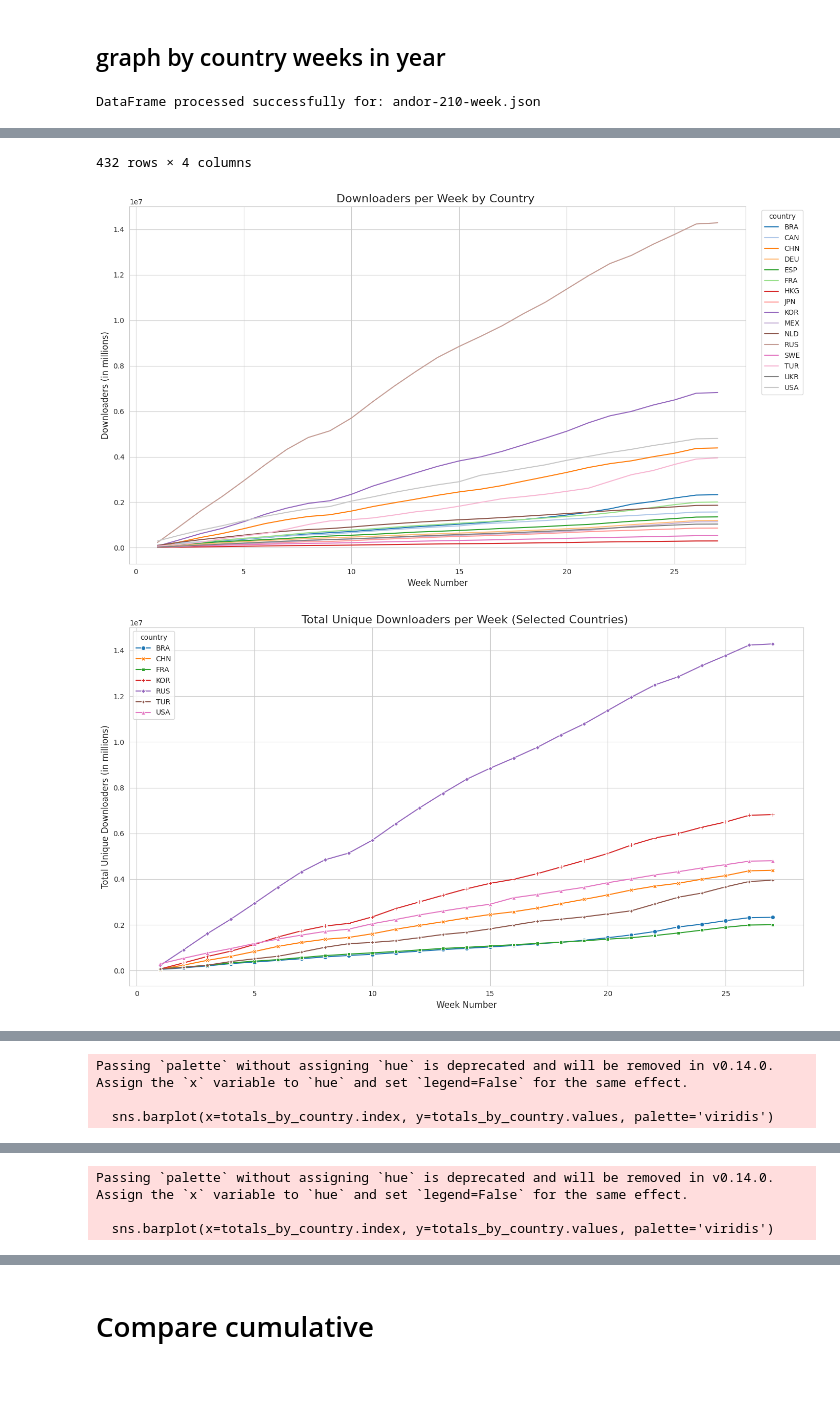
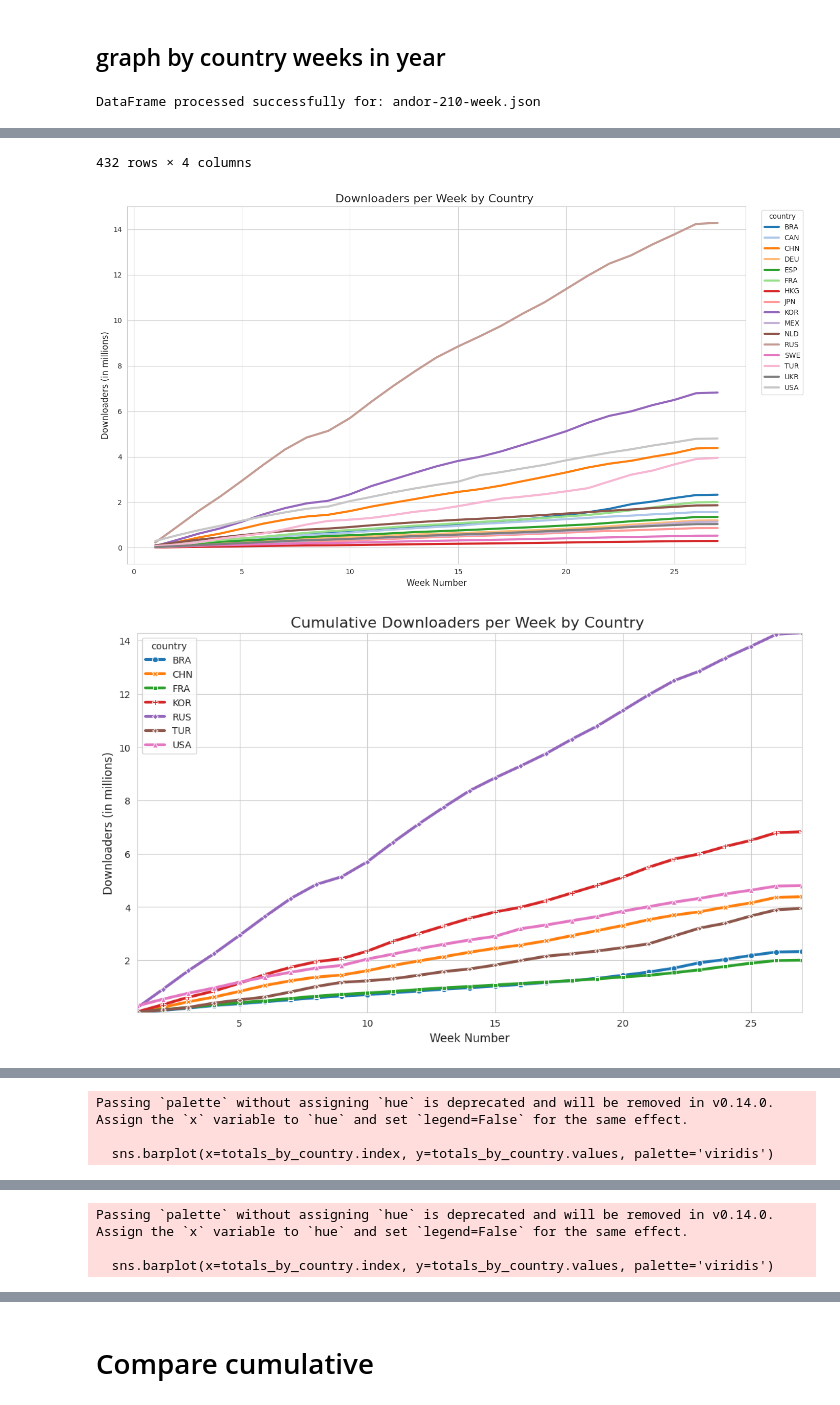
Before and after one commit to alpha60-devops/alpha60-results-star-wars-universe, a Jupyter notebook: analysis/notebooks/explore-2026h1.ipynb, the cells around one changed output, grey strips where cells are left out. Saved outputs shown, nothing was run; the diff lists cells and outputs as text; code cells hidden in the pictures; blank space fills up the shorter version.

Commit message:
by country tweaked

```diff
--- a/analysis/notebooks/explore-2026h1.ipynb
+++ b/analysis/notebooks/explore-2026h1.ipynb
@@ -321,17 +344,21 @@ df_to_json(subtablem, subtablemf + ".json")
 # %% [markdown]
 ## graph by country weeks in year
 # %%
+from matplotlib.ticker import FuncFormatter
 
 
 # 1 Line graph total DL over time
-def line_chart_downloaders_per_country_by_week(df, ystr):
+def line_chart_downloaders_per_country_by_week(df, ystr, scalen):
   # Set the plot style and size
   sns.set_style("whitegrid")
   plt.figure(figsize=(14, 8))
 
-  # Create the line plot using seaborn
+  formatter = FuncFormatter(lambda y, pos: f'{y / scalen:g}')
+
+  # Plot 1: all countries
   # `hue` tells seaborn to draw a separate line for each unique value in the 'country' column
-  sns.lineplot(data=df, x='week', y='udownloaders_total', hue='country', palette='tab20')
+  aa = sns.lineplot(data=df, x='week', y='udownloaders_total', hue='country', palette='tab20', linewidth=3)
+  aa.yaxis.set_major_formatter(formatter)
 
   # Add titles and labels for clarity
   plt.title(f'Downloaders per Week by Country {ystr}', fontsize=16)
@@ -341,18 +368,37 @@ def line_chart_downloaders_per_country_by_week(df, ystr):
   plt.tight_layout()
   plt.show()
 
-  # --- Optional: Plotting a smaller subset for a clearer view ---
+  # Plot 2: detail countries
   plt.figure(figsize=(14, 8))
-  selected_countries = ['USA', 'RUS', 'CHN', 'KOR', 'TUR', 'BRA', 'FRA']
-  df_subset = df[df['country'].isin(selected_countries)]
+  top_countries = ['USA', 'RUS', 'CHN', 'KOR', 'TUR', 'BRA', 'FRA']
+  df_subset = df[df['country'].isin(top_countries)]
 
-  sns.lineplot(data=df_subset, x='week', y='udownloaders_total', hue='country', style='country', markers=True, dashes=False)
+  bb = sns.lineplot(data=df_subset, x='week', y='udownloaders_total', hue='country', style='country', markers=True, dashes=False, linewidth=3)
+  bb.yaxis.set_major_formatter(formatter)
 
-  plt.title(f'Total Unique Downloaders per Week (Selected Countries) {ystr}', fontsize=16)
+  plt.title(f'Cumulative Downloaders per Week by Country {ystr}', fontsize=16)
   plt.xlabel('Week Number', fontsize=12)
-  plt.ylabel('Total Unique Downloaders (in millions)', fontsize=12)
+  plt.ylabel('Downloaders (in millions)', fontsize=12)
   plt.tight_layout()
+
+  plt.margins(x=0)
+  plt.margins(y=0)
+
+  plt.subplots_adjust(
+    left=0.15,   # a bit more than default
+    right=0.85,  # a bit less than default
+    bottom=0.15, # a bit more than default
+    top=0.85     # a bit less than default
+  )
+
+  # Save and display as SVG
+  svg_filename = f"{mediaobj}-downloaders-per-country-per-week.svg"
+  plt.savefig(svg_filename, format="svg")
   plt.show()
+  plt.close()
+
+  # prompt to download generated svg file to local computer
+  files.download(svg_filename)
 
 
 # 2 bar chart
@@ -394,39 +440,39 @@ def visualize_by_year(ystr):
   df = load_repo_file_into_dataframe(reponame, file_name)
   display(df)
 
-  line_chart_downloaders_per_country_by_week(df, ystr)
+  line_chart_downloaders_per_country_by_week(df, ystr, 1000000)
   heatmap_downloaders_per_country_by_week(df, ystr)
   bar_chart_per_country_by_week(df, ystr, 'udownloaders_total')
   bar_chart_per_country_by_week(df, ystr, 'uuploaders_total')
 
 def visualize_by_media_object(mstr):
   file_name = f'{mstr}-week.json'
   df = load_repo_file_into_dataframe(reponame, file_name)
   display(df)
 
-  line_chart_downloaders_per_country_by_week(df, "")
+  line_chart_downloaders_per_country_by_week(df, "", 1000000)
   heatmap_downloaders_per_country_by_week(df, "")
   bar_chart_per_country_by_week(df, "", 'udownloaders_total')
   bar_chart_per_country_by_week(df, "", 'uuploaders_total')
 
 
 #visualize_by_year("2025")
 #visualize_by_media_object("acolyte-101")
 visualize_by_media_object("andor-210")
 # %% [output]
 DataFrame processed successfully for: andor-210-week.json
 |  | country | week | udownloaders_total | uuploaders_total |
 | 0 | BRA | 1 | 55218 | 13400 |
 | 1 | CAN | 1 | 115129 | 46425 |
 | 2 | CHN | 1 | 59440 | 6929 |
 | 3 | DEU | 1 | 42438 | 10115 |
 | 4 | ESP | 1 | 59654 | 18470 |
 | ... | ... | ... | ... | ... |
 | 427 | RUS | 27 | 14286484 | 270956 |
 | 428 | SWE | 27 | 531503 | 58510 |
 | 429 | TUR | 27 | 3950589 | 26290 |
 | 430 | UKR | 27 | 1040337 | 32315 |
 | 431 | USA | 27 | 4804237 | 758779 |
 432 rows × 4 columns
-[figure, old version]
+[figure, new version]
-[figure, old version]
+[figure, new version]
```
Also changed, not shown: parts of 5 cells of this notebook.
